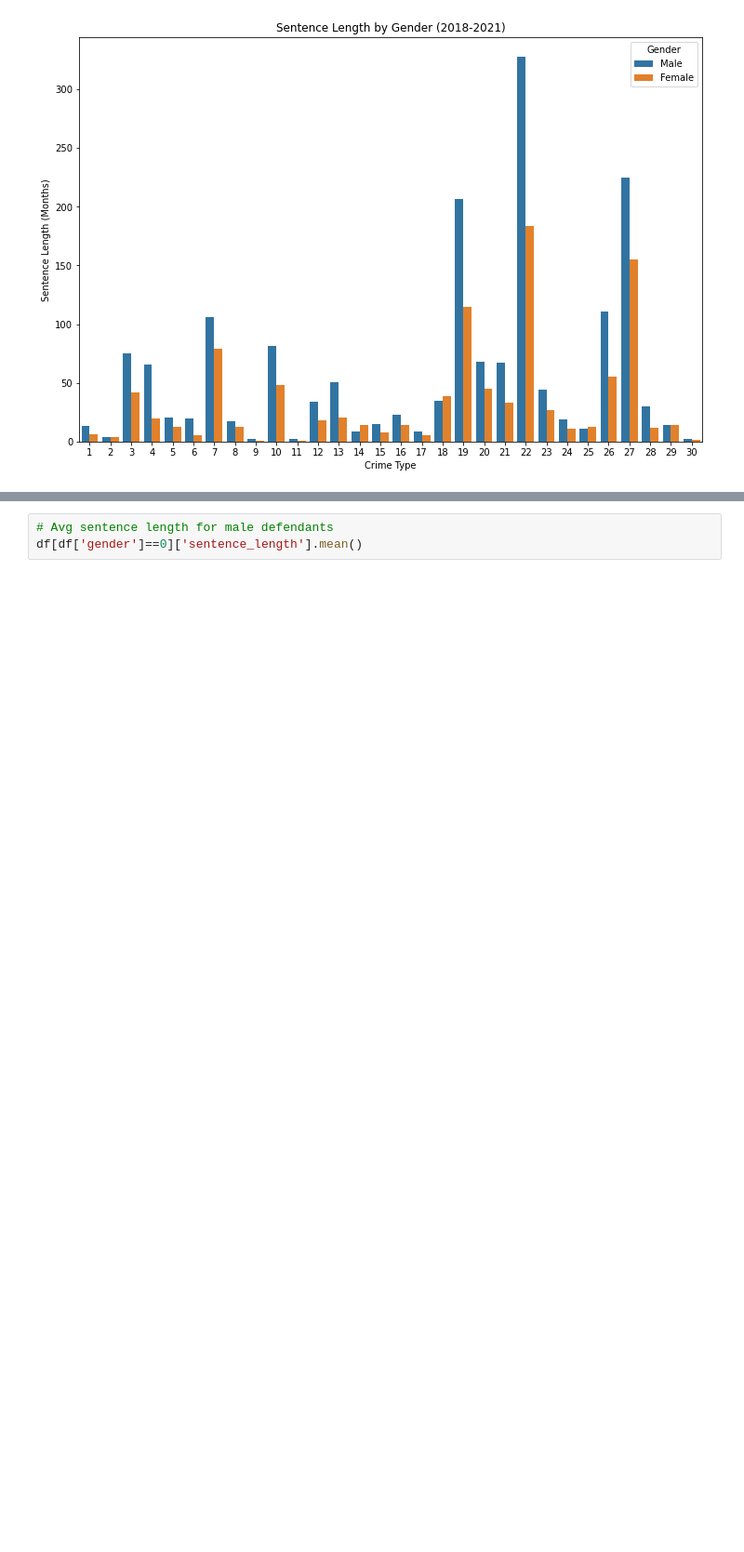
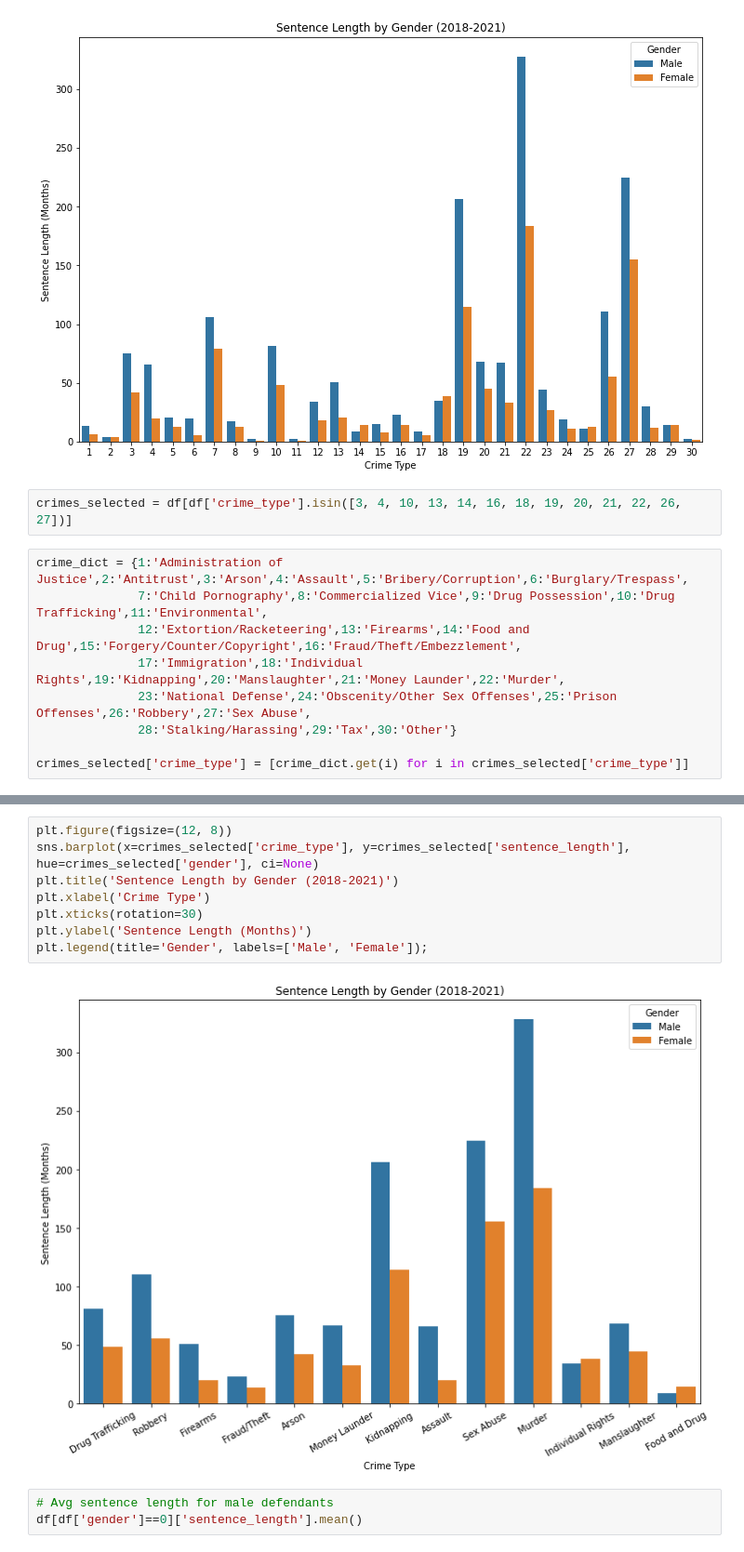
Before and after one commit to nanigbogu/Sentencing-Length-Data-Analysis, a Jupyter notebook: visualizations.ipynb, the cells around one changed output, grey strips where cells are left out. Shown: that part at 93% size. Saved outputs shown, nothing was run; the diff lists cells and outputs as text; blank space fills up the shorter version.

```diff
--- a/visualizations.ipynb
+++ b/visualizations.ipynb
@@ -126,3 +141,14 @@ plt.ylabel('Sentence Length (Months)')
 plt.legend(title='Gender', labels=['Male', 'Female']);
 # %% [output]
 [figure]
+# %%
+crimes_selected = df[df['crime_type'].isin([3, 4, 10, 13, 14, 16, 18, 19, 20, 21, 22, 26, 27])]
+# %%
+crime_dict = {1:'Administration of Justice',2:'Antitrust',3:'Arson',4:'Assault',5:'Bribery/Corruption',6:'Burglary/Trespass',
+              7:'Child Pornography',8:'Commercialized Vice',9:'Drug Possession',10:'Drug Trafficking',11:'Environmental',
+              12:'Extortion/Racketeering',13:'Firearms',14:'Food and Drug',15:'Forgery/Counter/Copyright',16:'Fraud/Theft/Embezzlement',
+              17:'Immigration',18:'Individual Rights',19:'Kidnapping',20:'Manslaughter',21:'Money Launder',22:'Murder',
+              23:'National Defense',24:'Obscenity/Other Sex Offenses',25:'Prison Offenses',26:'Robbery',27:'Sex Abuse',
+              28:'Stalking/Harassing',29:'Tax',30:'Other'}
+
+crimes_selected['crime_type'] = [crime_dict.get(i) for i in crimes_selected['crime_type']]
@@ -129,3 +172,13 @@ plt.legend(title='Gender', labels=['Male', 'Female']);
+# %%
+plt.figure(figsize=(12, 8))
+sns.barplot(x=crimes_selected['crime_type'], y=crimes_selected['sentence_length'], hue=crimes_selected['gender'], ci=None)
+plt.title('Sentence Length by Gender (2018-2021)')
+plt.xlabel('Crime Type')
+plt.xticks(rotation=30)
+plt.ylabel('Sentence Length (Months)')
+plt.legend(title='Gender', labels=['Male', 'Female']);
+# %% [output]
+[figure, added]
 # %%
 # Avg sentence length for male defendants
 df[df['gender']==0]['sentence_length'].mean()
```
Also changed, not shown: parts of 14 cells of this notebook.
